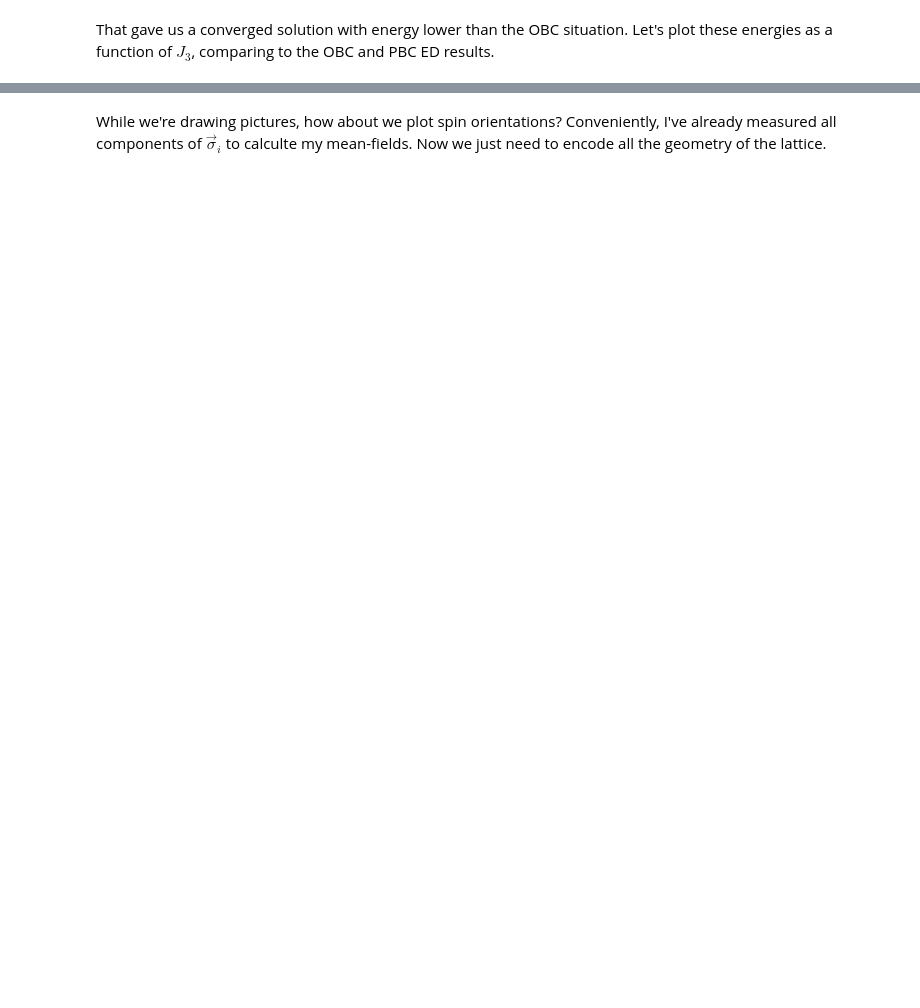
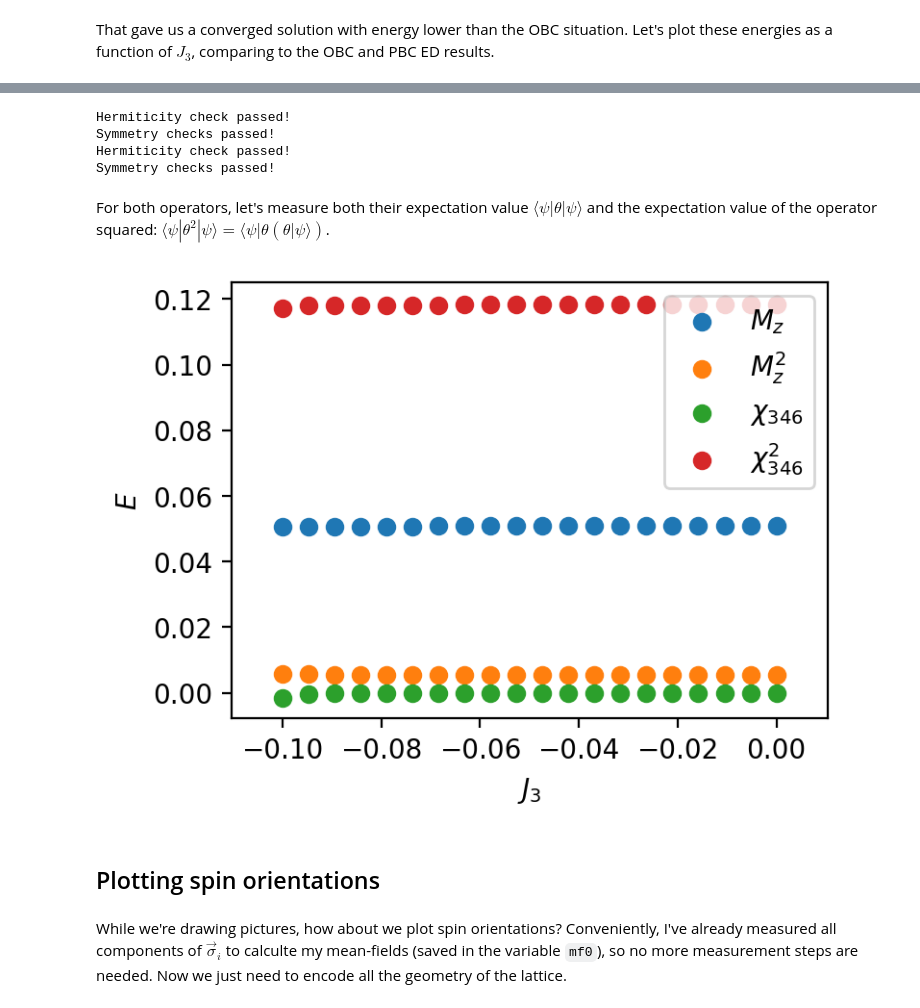
Before and after one commit to wholdhus/hmftpy, a Jupyter notebook: demo.ipynb, the cells around one changed output, grey strips where cells are left out. Drawn from its saved outputs; the diff is of its cells as text; code cells hidden in the pictures; blank space fills up the shorter version.

```diff
--- a/demo.ipynb
+++ b/demo.ipynb
@@ -89,10 +107,11 @@ Let's try something else: we'll start with $J_3=0$ and iterate solutions while i
 # %%
-J3s = np.linspace(0, -0.1, 10)[::-1]
-energies = np.zeros(10)
-energies_pbc = np.zeros(10)
-energies_obc = np.zeros(10)
-cvgs = [False for i in range(10)]
+J3s = np.linspace(0, -0.1, 20)[::-1]
+energies = np.zeros(20)
+energies_pbc = np.zeros(20)
+energies_obc = np.zeros(20)
+cvgs = [False for i in range(20)]
 mf0 = None # so we use a random seed for the initial step
+vs = np.zeros((20, basis.Ns), dtype=np.complex128) # These in general can be complex!  d
 for i, J3 in enumerate(tqdm(J3s)):
     bonds = ['xx', 'yy', 'zz']
     interactions = {'local': {'z': -h},
@@ -102,6 +121,7 @@ for i, J3 in enumerate(tqdm(J3s)):
     energies[i], v, mf0, cvgs[i] = hmf.do_hmft(plaq12, interactions, basis, mf0=mf0,
                                                lanczos_tol=10**-12, hmft_tol=10**-9,
                                                ops=mf_ops, Hi=Hi) # Reusing operators speads this up
+    vs[i,:] = v
     Hi = hmf.operators.inner_hamiltonian(plaq12, interactions, basis, verbose=False)
     e, v = Hi.eigsh(k=1, which='SA')
     energies_obc[i] = e
@@ -124,6 +157,49 @@ plt.show()
+# %%
+Mz = quantum_operator({'static': [['z', [[1./12, i] for i in range(12)]]]}, basis=basis)
+chi = quantum_operator({'static': [['xyz', [[1,3,4,6]]],
+                                   ['xzy', [[-1,3,4,6]]],
+                                   ['yzx', [[1,3,4,6]]],
+                                   ['yxz', [[-1,3,4,6]]],
+                                   ['zxy', [[1,3,4,6]]],
+                                   ['zyx', [[-1,3,4,6]]]]}, basis=basis)
+# %% [output]
+Hermiticity check passed!
+Symmetry checks passed!
+Hermiticity check passed!
+Symmetry checks passed!
+# %% [markdown]
+For both operators, let's measure both their expectation value $\langle \psi | \theta | \psi\rangle$ and
+the expectation value of the operator squared: $\langle \psi|\theta^2 |\psi\rangle = \langle \psi|\theta \left(\theta|\psi\rangle\right)$.
+# %%
+Mzs = np.zeros(20)
+Mz2s = np.zeros(20)
+chis = np.zeros(20)
+chi2s = np.zeros(20)
+for i in range(20):
+    v = vs[i,:]
+    # expt_value calculates expectation value for one vector
+    Mzs[i] = Mz.expt_value(v).real # imaginary part is zero but throws a warning if we keep it
+    # matrix_ele calculates matrix element between two vectors, dot is matrix-vector product
+    Mz2s[i] = Mz.matrix_ele(v, Mz.dot(v)).real
+    chis[i] = chi.expt_value(v).real
+    chi2s[i] = chi.matrix_ele(v, chi.dot(v)).real
+# %%
+plt.figure(figsize=(4,3), dpi=200)
+plt.scatter(J3s, Mzs, label=r'$M_z$')
+plt.scatter(J3s, Mz2s, label=r'$M_z^2$')
+plt.scatter(J3s, chis, label=r'$\chi_{346}$')
+plt.scatter(J3s, chi2s, label=r'$\chi_{346}^2$')
+plt.legend()
+plt.xlabel(r'$J_3$')
+plt.ylabel(r'$E$')
+plt.show()
+# %% [output]
+[figure, added]
+# %% [markdown]
+## Plotting spin orientations
 # %% [markdown]
 While we're drawing pictures, how about we plot spin orientations? Conveniently, I've already measured all components of
-$\vec \sigma_i$ to calculte my mean-fields. Now we just need to encode all the geometry of the lattice.
+$\vec \sigma_i$ to calculte my mean-fields (saved in the variable `mf0`), so no more measurement steps are needed. Now we just need to encode all the geometry of the lattice.
 # %%
 import matplotlib
 cm = matplotlib.cm.magma
```
Also changed, not shown: parts of 10 cells of this notebook, 3 other files.
